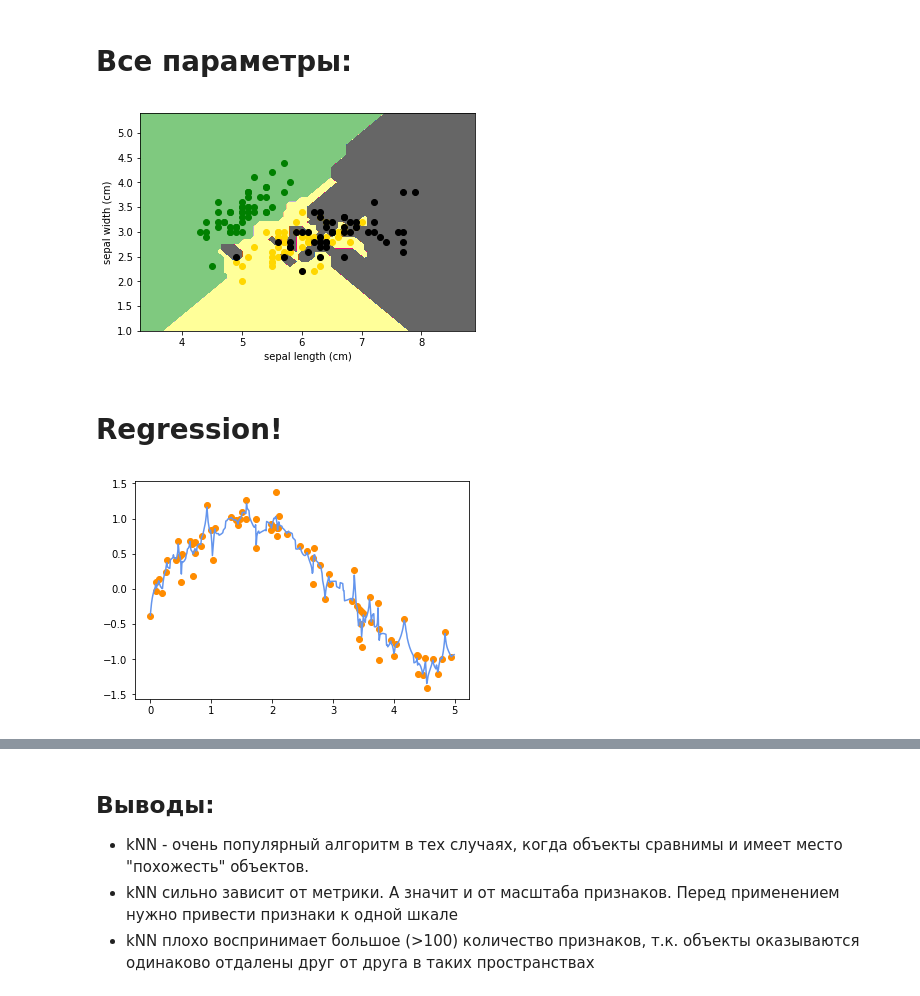
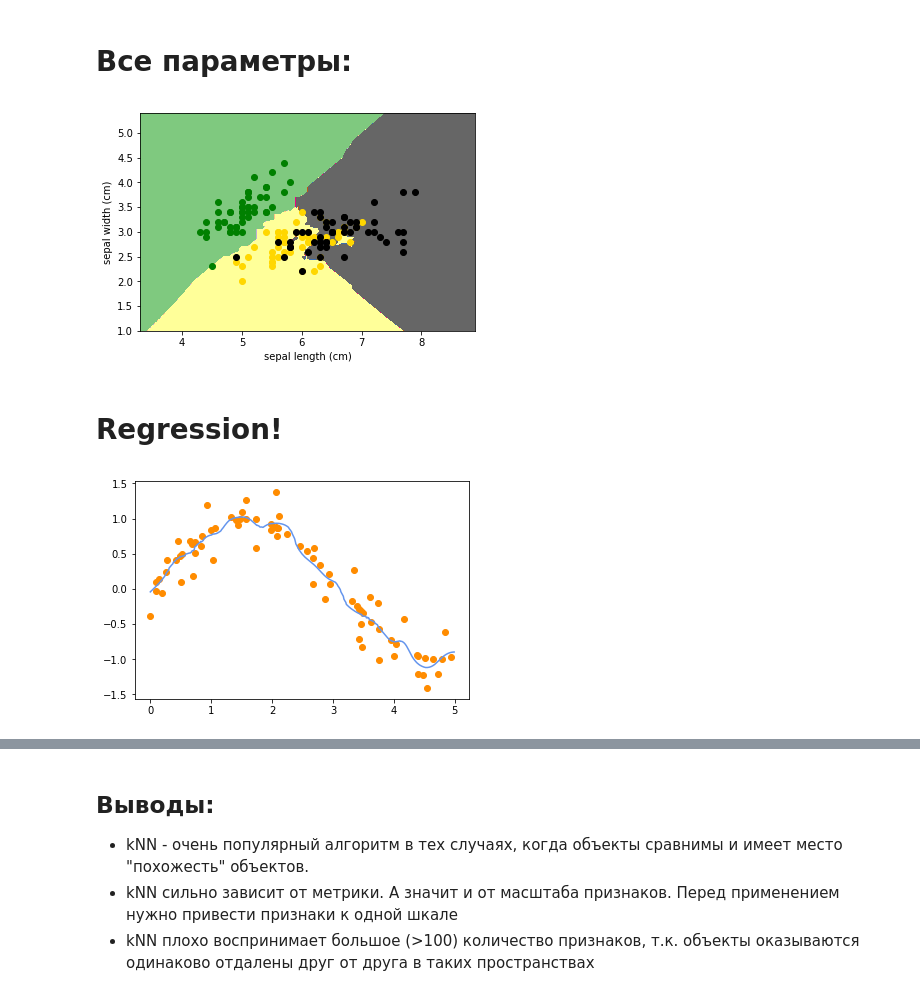
Before and after one commit to SlinkoIgor/express_ml, a Jupyter notebook: 04_linear_models_knn_metrics/kNN.ipynb, the cells around one changed output, grey strips where cells are left out. Cells and saved outputs as stored; diff of their text form; code cells hidden in the pictures.

```diff
--- a/04_linear_models_knn_metrics/kNN.ipynb
+++ b/04_linear_models_knn_metrics/kNN.ipynb
@@ -80,36 +80,36 @@ from sklearn.neighbors import KNeighborsClassifier
 
 pair=[0, 1]
 X = iris.data[:, [0, 1]]
 y = iris.target
 
 n_classes = 3
 plot_colors = ['g', 'gold', 'black']
 plot_step = 0.005
 
 x_min, x_max = X[:, 0].min() - 1, X[:, 0].max() + 1
 y_min, y_max = X[:, 1].min() - 1, X[:, 1].max() + 1
 xx, yy = np.meshgrid(np.arange(x_min, x_max, plot_step),
                      np.arange(y_min, y_max, plot_step))
 
 
-clf = KNeighborsClassifier(n_neighbors=1,
+clf = KNeighborsClassifier(n_neighbors=10,
                            metric='chebyshev',
-                           weights='distance',
+                           weights=gaussian_kernel,
                            p=2).fit(X, y)
 
 Z = clf.predict(np.c_[xx.ravel(), yy.ravel()])
 Z = Z.reshape(xx.shape)
 cs = plt.contourf(xx, yy, Z, cmap='Accent')
 
 plt.xlabel(iris.feature_names[pair[0]])
 plt.ylabel(iris.feature_names[pair[1]])
 
 for i, color in zip(range(n_classes), plot_colors):
     idx = np.where(y == i)
     plt.scatter(X[idx, 0], X[idx, 1], c=color, label=iris.target_names[i],
                 cmap=plt.cm.Paired)
 # %% [output]
-[figure, old version]
+[figure, new version]
 # %% [markdown]
 # Regression!
 # %%
@@ -124,11 +124,11 @@ y[::2] += 1 * (0.5 - rng.rand(40))
 
 X_test = np.arange(0.0, 5.0, 0.01)[:, np.newaxis]
 
-clf = KNeighborsRegressor(n_neighbors=4,
+clf = KNeighborsRegressor(n_neighbors=10,
                           metric='chebyshev',
-                          weights='distance').fit(X, y)
+                          weights=gaussian_kernel).fit(X, y)
 y_ = clf.predict(X_test)
 plt.scatter(X, y, c='darkorange', label='data')
 plt.plot(X_test, y_, c='cornflowerblue', label='prediction');
 # %% [output]
-[figure, old version]
+[figure, new version]
```
Also changed, not shown: parts of 2 cells of this notebook.
